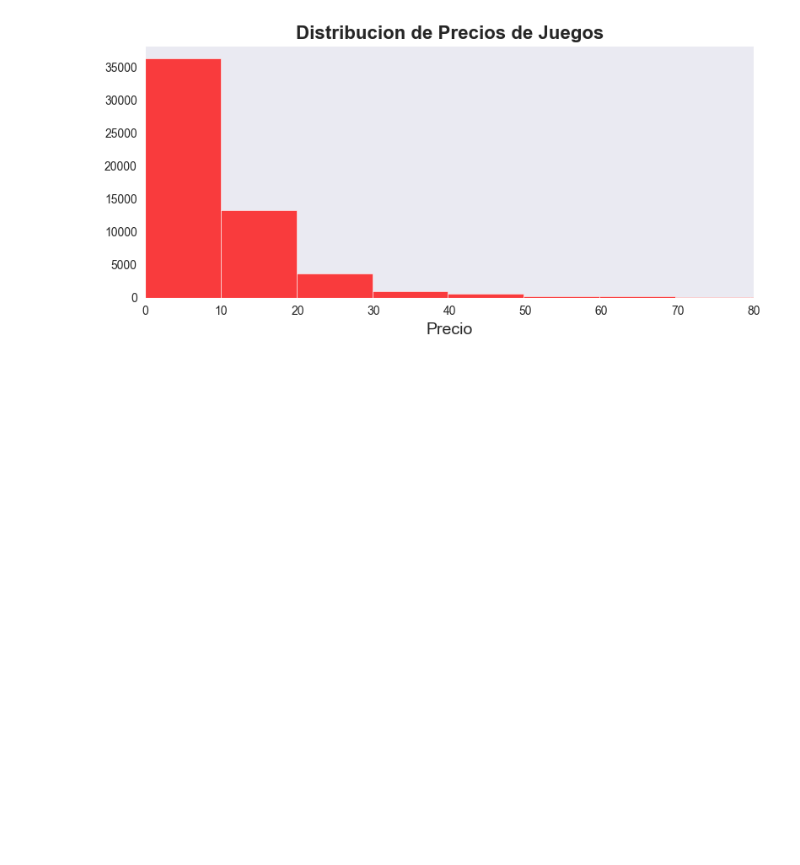
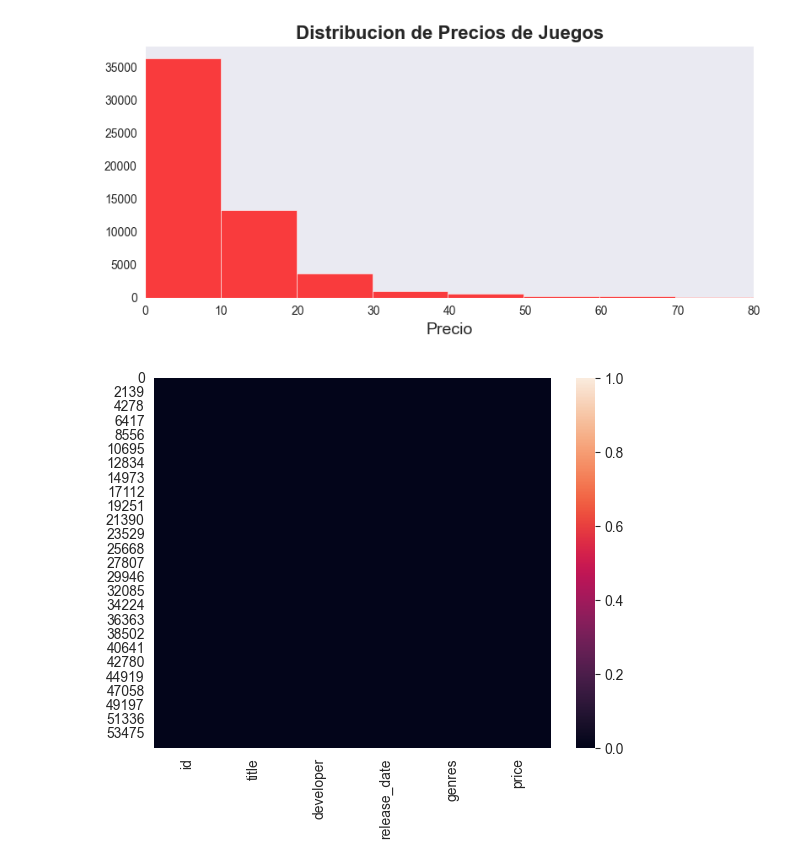
Before and after one commit to facu-corvalan/PI_ML_OPS, a Jupyter notebook: EDA/EDA.ipynb, the cells around one changed output. Drawn from its saved outputs; the diff is of its cells as text; code cells hidden in the pictures; blank space fills up the shorter version.

```diff
--- a/EDA/EDA.ipynb
+++ b/EDA/EDA.ipynb
@@ -137,0 +139,5 @@ games
+# %%
+sns.heatmap(games.isnull())
+plt.show()
+# %% [output]
+[figure, added]
```
Also changed, not shown: parts of 5 cells of this notebook, 4 other files.
